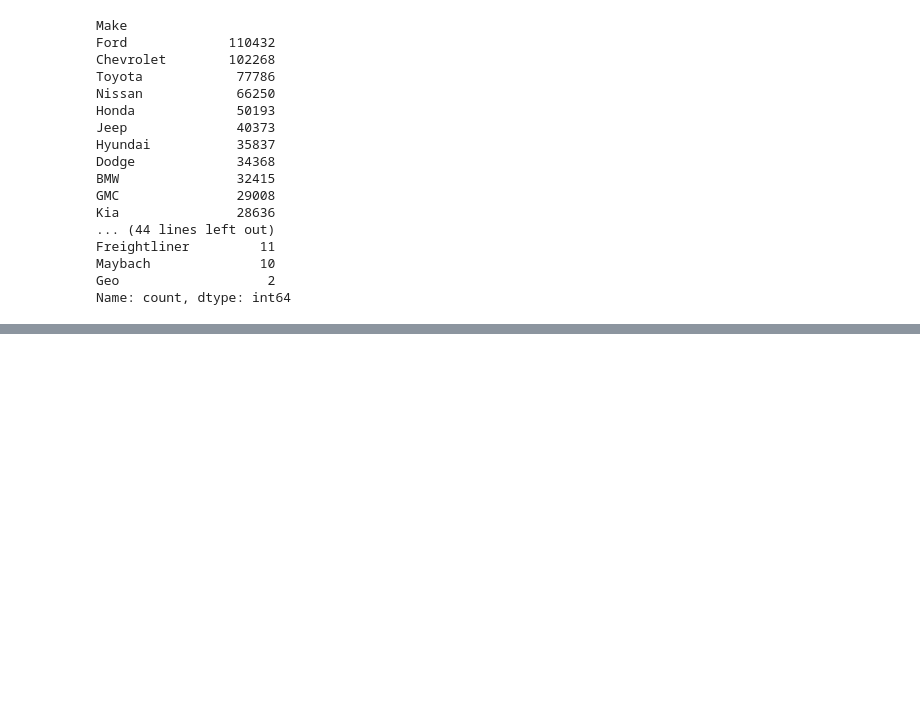
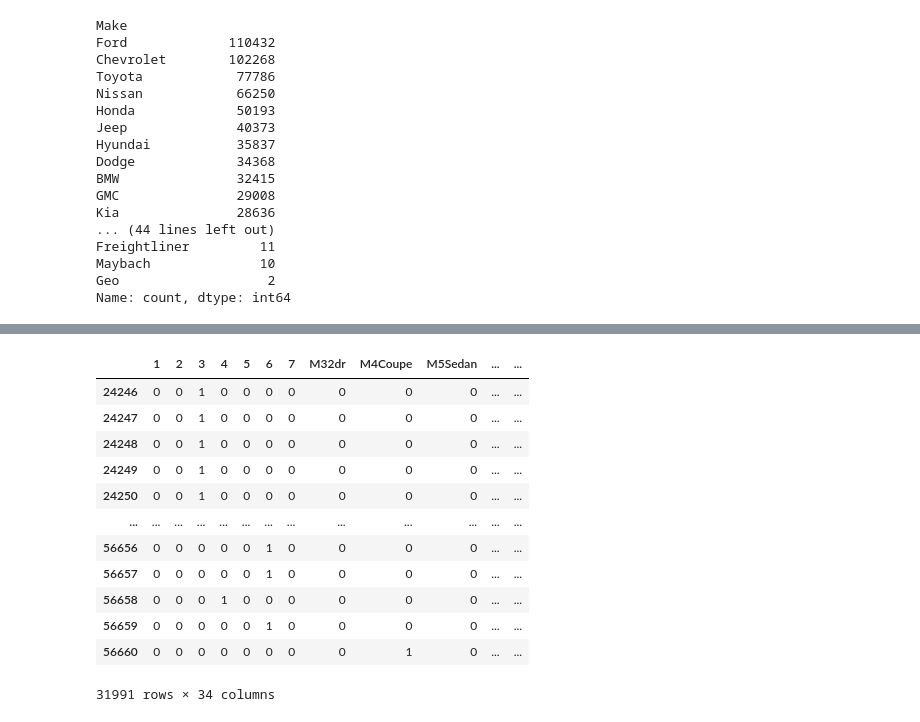
Before and after one commit to Ser1q/pure-python, a Jupyter notebook: ML/L24_Linear_Regression/regression_analysis.ipynb, the cells around one changed output, grey strips where cells are left out. Cells and saved outputs as stored; diff of their text form; code cells hidden in the pictures; blank space fills up the shorter version.

Commit message:
basic OLS model for bmw cars

```diff
--- a/ML/L24_Linear_Regression/regression_analysis.ipynb
+++ b/ML/L24_Linear_Regression/regression_analysis.ipynb
@@ -108,0 +113,3 @@ Name: count, dtype: int64
+# %%
+df['NumOfYears'] = 2018 - df['Year'] # 2018 since the dataset was gathered that year
+df.head()
@@ -108,0 +136,3 @@ Name: count, dtype: int64
+# %%
+bmw_models = df[df['Make'] == 'BMW']['Model'].value_counts()[:34].index
+bmw_models # filtered only those models that have >= 44 records
@@ -108,0 +147,3 @@ Name: count, dtype: int64
+# %%
+bmw_df = df[(df['Make'] == 'BMW') & (df['Model'].isin(bmw_models))]
+bmw_df
@@ -108,0 +184,17 @@ Name: count, dtype: int64
+# %%
+# one hot encoding for categorical Model column
+pd.get_dummies(bmw_df['Model']).replace(False, 0).replace(True, 1)
+# %% [output]
+|  | 1 | 2 | 3 | 4 | 5 | 6 | 7 | M32dr | M4Coupe | M5Sedan | ... | ... |
+| 24246 | 0 | 0 | 1 | 0 | 0 | 0 | 0 | 0 | 0 | 0 | ... | ... |
+| 24247 | 0 | 0 | 1 | 0 | 0 | 0 | 0 | 0 | 0 | 0 | ... | ... |
+| 24248 | 0 | 0 | 1 | 0 | 0 | 0 | 0 | 0 | 0 | 0 | ... | ... |
+| 24249 | 0 | 0 | 1 | 0 | 0 | 0 | 0 | 0 | 0 | 0 | ... | ... |
+| 24250 | 0 | 0 | 1 | 0 | 0 | 0 | 0 | 0 | 0 | 0 | ... | ... |
+| ... | ... | ... | ... | ... | ... | ... | ... | ... | ... | ... | ... | ... |
+| 56656 | 0 | 0 | 0 | 0 | 0 | 1 | 0 | 0 | 0 | 0 | ... | ... |
+| 56657 | 0 | 0 | 0 | 0 | 0 | 1 | 0 | 0 | 0 | 0 | ... | ... |
+| 56658 | 0 | 0 | 0 | 1 | 0 | 0 | 0 | 0 | 0 | 0 | ... | ... |
+| 56659 | 0 | 0 | 0 | 0 | 0 | 1 | 0 | 0 | 0 | 0 | ... | ... |
+| 56660 | 0 | 0 | 0 | 0 | 0 | 0 | 0 | 0 | 1 | 0 | ... | ... |
+31991 rows × 34 columns
```
Also changed, not shown: parts of 12 cells of this notebook.
